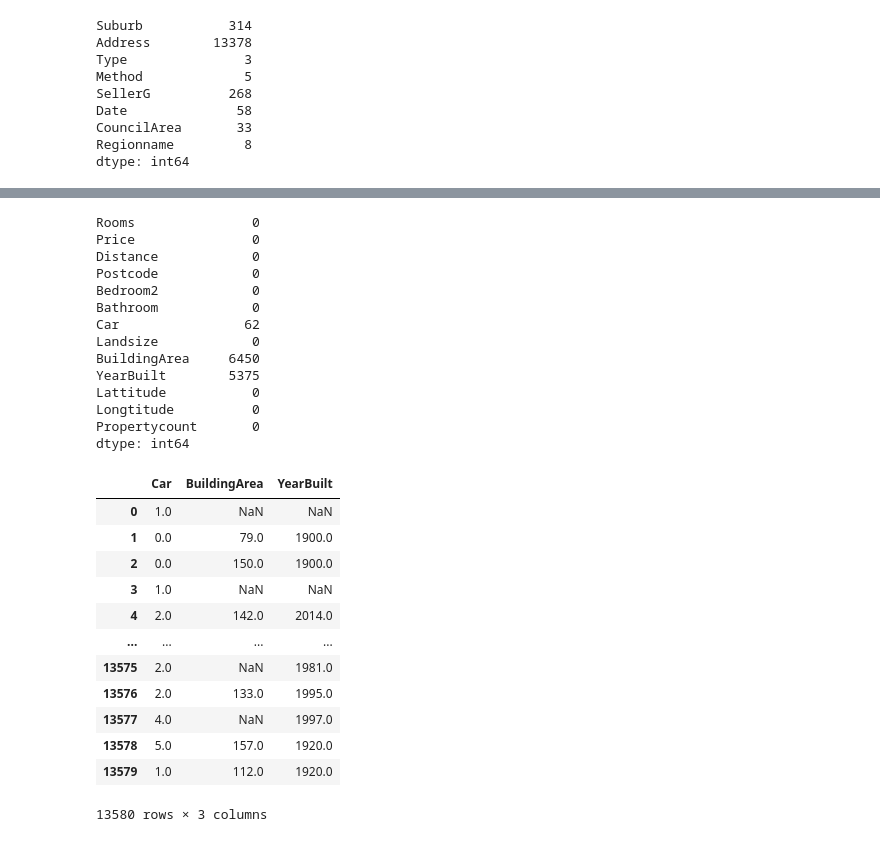
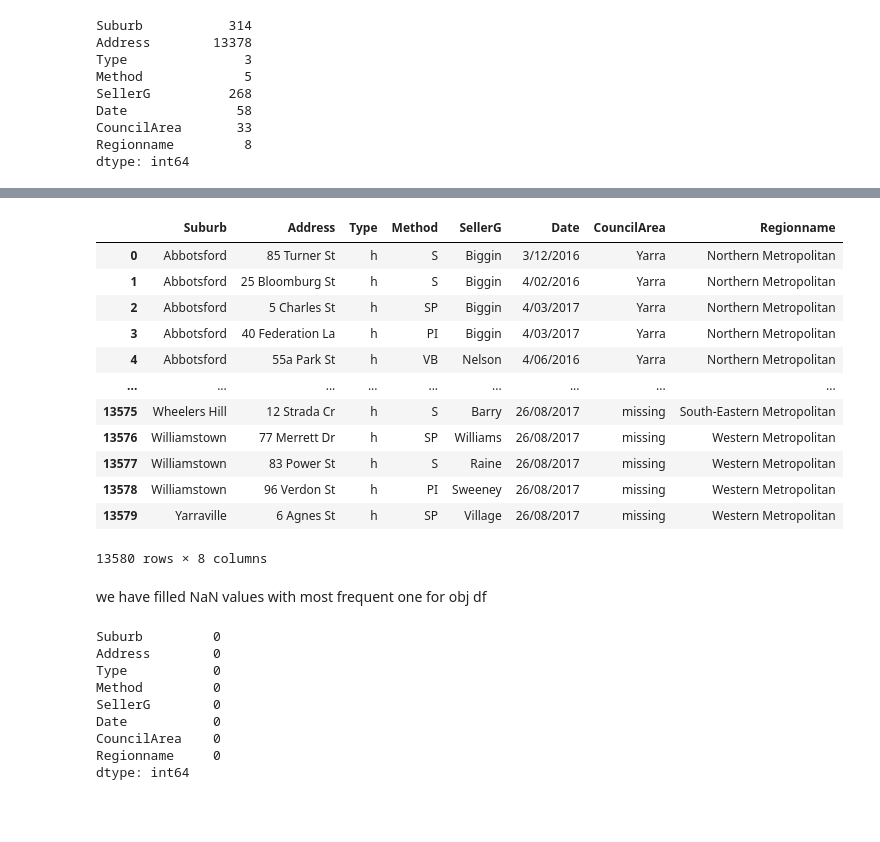
Before and after one commit to mayuresh714/6th-sem-assignments, a Jupyter notebook: DSBDAlab/assignment_no_1/asssign1.ipynb, the cells around one changed output, grey strips where cells are left out. Saved outputs shown, nothing was run; the diff lists cells and outputs as text; code cells hidden in the pictures; blank space fills up the shorter version.

```diff
--- a/DSBDAlab/assignment_no_1/asssign1.ipynb
+++ b/DSBDAlab/assignment_no_1/asssign1.ipynb
@@ -426,17 +614,33 @@ dtype: int64
+# %%
+# fill missing values with the most frequent value
+
+of = of.fillna( "missing" )
+of
+# %% [output]
+|  | Suburb | Address | Type | Method | SellerG | Date | CouncilArea | Regionname |
+| 0 | Abbotsford | 85 Turner St | h | S | Biggin | 3/12/2016 | Yarra | Northern Metropolitan |
+| 1 | Abbotsford | 25 Bloomburg St | h | S | Biggin | 4/02/2016 | Yarra | Northern Metropolitan |
+| 2 | Abbotsford | 5 Charles St | h | SP | Biggin | 4/03/2017 | Yarra | Northern Metropolitan |
+| 3 | Abbotsford | 40 Federation La | h | PI | Biggin | 4/03/2017 | Yarra | Northern Metropolitan |
+| 4 | Abbotsford | 55a Park St | h | VB | Nelson | 4/06/2016 | Yarra | Northern Metropolitan |
+| ... | ... | ... | ... | ... | ... | ... | ... | ... |
+| 13575 | Wheelers Hill | 12 Strada Cr | h | S | Barry | 26/08/2017 | missing | South-Eastern Metropolitan |
+| 13576 | Williamstown | 77 Merrett Dr | h | SP | Williams | 26/08/2017 | missing | Western Metropolitan |
+| 13577 | Williamstown | 83 Power St | h | S | Raine | 26/08/2017 | missing | Western Metropolitan |
+| 13578 | Williamstown | 96 Verdon St | h | PI | Sweeney | 26/08/2017 | missing | Western Metropolitan |
+| 13579 | Yarraville | 6 Agnes St | h | SP | Village | 26/08/2017 | missing | Western Metropolitan |
+13580 rows × 8 columns
+# %% [markdown]
+we have filled NaN values with most frequent one for obj df
 # %%
-intdf.isnull().sum()
+of.isnull().sum()
 # %% [output]
-Rooms               0
-Price               0
-Distance            0
-Postcode            0
-Bedroom2            0
-Bathroom            0
-Car                62
-Landsize            0
-BuildingArea     6450
-YearBuilt        5375
-Lattitude           0
-Longtitude          0
-Propertycount       0
+Suburb         0
+Address        0
+Type           0
+Method         0
+SellerG        0
+Date           0
+CouncilArea    0
+Regionname     0
 dtype: int64
@@ -445,16 +646,0 @@ int_missings = intdf[['Car','BuildingArea','YearBuilt']]
-# %%
-int_missings
-# %% [output]
-|  | Car | BuildingArea | YearBuilt |
-| 0 | 1.0 | NaN | NaN |
-| 1 | 0.0 | 79.0 | 1900.0 |
-| 2 | 0.0 | 150.0 | 1900.0 |
-| 3 | 1.0 | NaN | NaN |
-| 4 | 2.0 | 142.0 | 2014.0 |
-| ... | ... | ... | ... |
-| 13575 | 2.0 | NaN | 1981.0 |
-| 13576 | 2.0 | 133.0 | 1995.0 |
-| 13577 | 4.0 | NaN | 1997.0 |
-| 13578 | 5.0 | 157.0 | 1920.0 |
-| 13579 | 1.0 | 112.0 | 1920.0 |
-13580 rows × 3 columns
```
Also changed, not shown: parts of 33 cells of this notebook.
